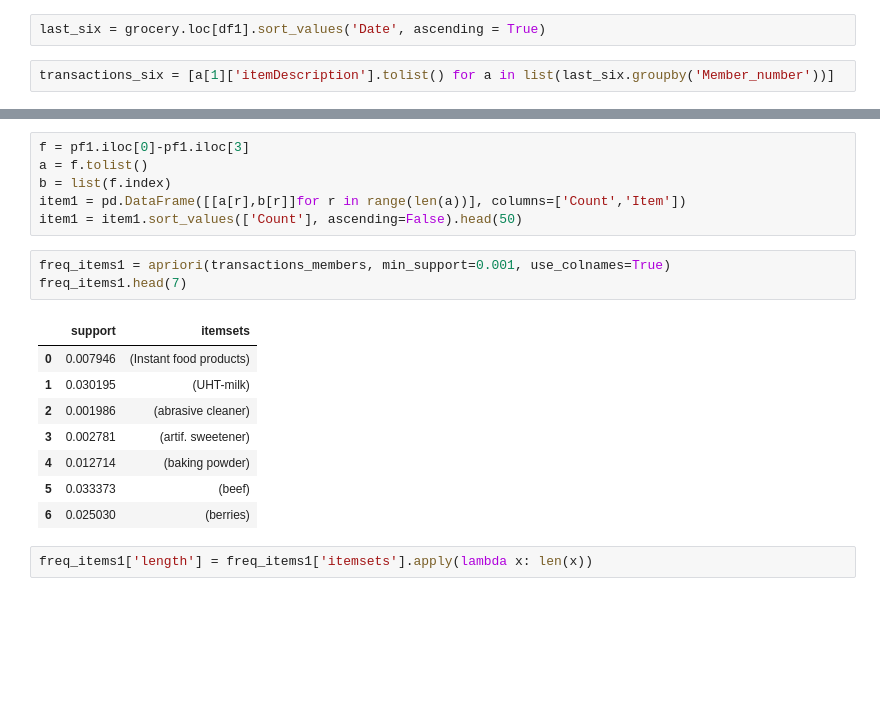
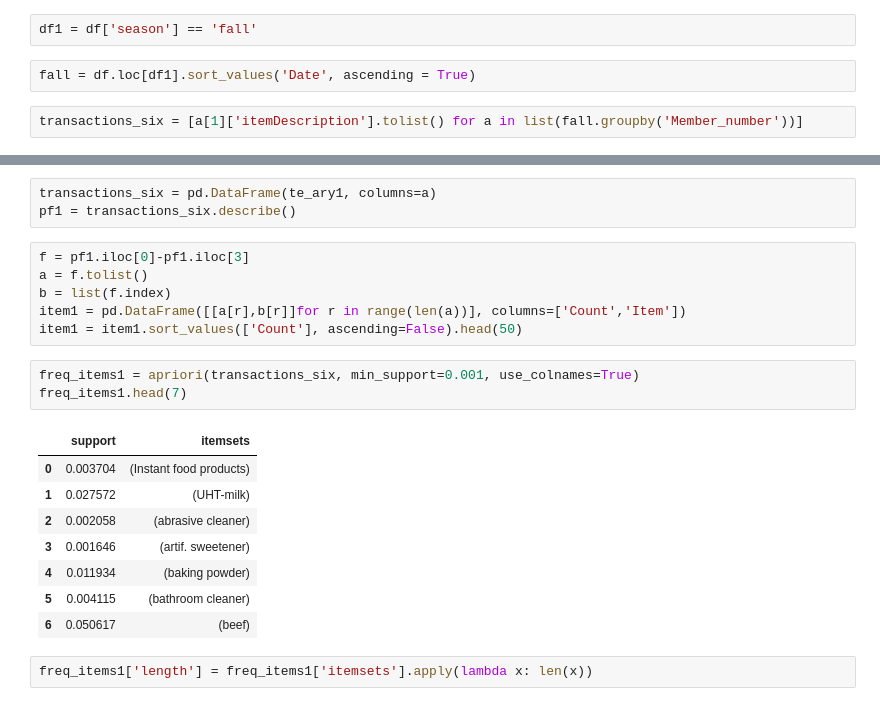
Before and after one commit to joyb05/Market-Basket-Analysis, a Jupyter notebook: Market_Basket_Analysis_Groceries_Dataset.ipynb, the cells around one changed output, grey strips where cells are left out. Cells and saved outputs as stored; diff of their text form; blank space fills up the shorter version.

```diff
--- a/Market_Basket_Analysis_Groceries_Dataset.ipynb
+++ b/Market_Basket_Analysis_Groceries_Dataset.ipynb
@@ -736,13 +800,18 @@ df1 = (grocery['Date'] > '2014-1-1') & (grocery['Date'] < '2014-6-30')
+# %%
+df1 = df['season'] == 'fall'
 # %%
-last_six = grocery.loc[df1].sort_values('Date', ascending = True)
+fall = df.loc[df1].sort_values('Date', ascending = True)
 # %%
-transactions_six = [a[1]['itemDescription'].tolist() for a in list(last_six.groupby('Member_number'))]
+transactions_six = [a[1]['itemDescription'].tolist() for a in list(fall.groupby('Member_number'))]
 # %%
 te1 = TransactionEncoder()
 # %%
 te_ary1 = te1.fit(transactions_six).transform(transactions_six)
 # %%
 a = te1.columns_
+# %%
+transactions_six = pd.DataFrame(te_ary1, columns=a)
+pf1 = transactions_six.describe()
 # %%
 f = pf1.iloc[0]-pf1.iloc[3]
 a = f.tolist()
@@ -750,17 +819,17 @@ b = list(f.index)
 item1 = pd.DataFrame([[a[r],b[r]]for r in range(len(a))], columns=['Count','Item'])
 item1 = item1.sort_values(['Count'], ascending=False).head(50)
 # %%
-freq_items1 = apriori(transactions_members, min_support=0.001, use_colnames=True)
+freq_items1 = apriori(transactions_six, min_support=0.001, use_colnames=True)
 freq_items1.head(7)
 # %% [output]
 |  | support | itemsets |
-| 0 | 0.007946 | (Instant food products) |
-| 1 | 0.030195 | (UHT-milk) |
-| 2 | 0.001986 | (abrasive cleaner) |
-| 3 | 0.002781 | (artif. sweetener) |
-| 4 | 0.012714 | (baking powder) |
-| 5 | 0.033373 | (beef) |
-| 6 | 0.025030 | (berries) |
+| 0 | 0.003704 | (Instant food products) |
+| 1 | 0.027572 | (UHT-milk) |
+| 2 | 0.002058 | (abrasive cleaner) |
+| 3 | 0.001646 | (artif. sweetener) |
+| 4 | 0.011934 | (baking powder) |
+| 5 | 0.004115 | (bathroom cleaner) |
+| 6 | 0.050617 | (beef) |
 # %%
 freq_items1['length'] = freq_items1['itemsets'].apply(lambda x: len(x))
 # %%
```
Also changed, not shown: parts of 88 cells of this notebook.
